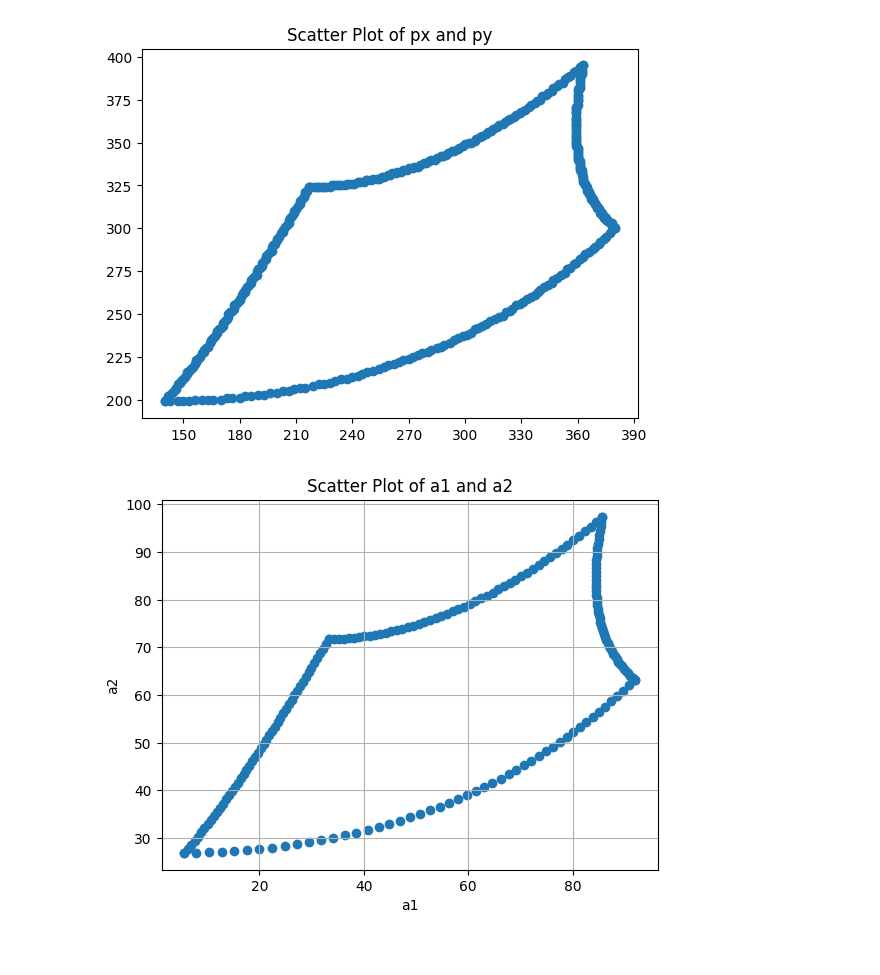
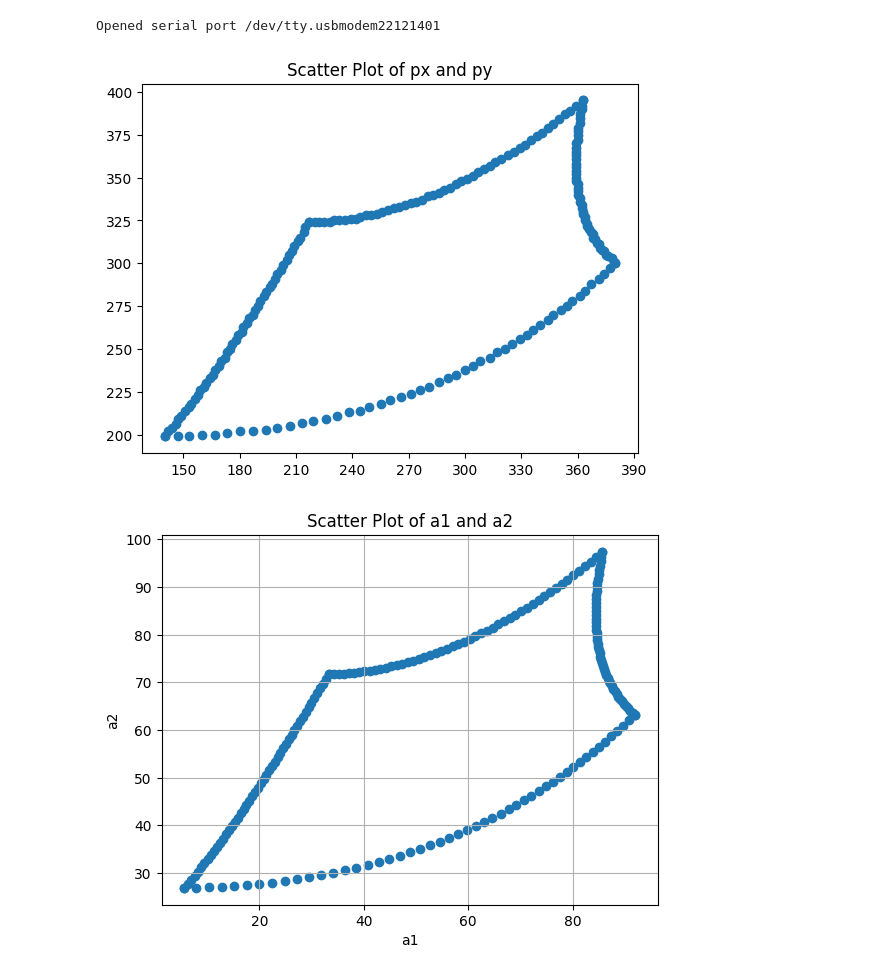
Before and after one commit to Busboombot/scara-plotter, a Jupyter notebook: notebooks/penplot.ipynb, the cells around one changed output. Saved outputs shown, nothing was run; the diff lists cells and outputs as text; code cells hidden in the pictures.

```diff
--- a/notebooks/penplot.ipynb
+++ b/notebooks/penplot.ipynb
@@ -56,18 +25,18 @@ def move(servo, x, y):
 
     # Move the servo motors to the calculated angles
     servo.move_a(*angles)
-    print(servo.check_status())
+    servo.check_status()
     return angles
 
 def interpolate_points(x1, y1, x2, y2, n):
     return [(x1 + i * (x2 - x1) / (n - 1), y1 + i * (y2 - y1) / (n - 1)) for i in range(n)]
 
-def draw_points(servo, positions):
+def draw_points(servo, positions, n=10):
     d = []
     for  p1, p2 in zip(positions, positions[1:] + [positions[0]]):
 
 
-        points = interpolate_points(*p1, *p2, 50)
+        points = interpolate_points(*p1, *p2, n)
 
         for x, y in points:
             r = [x,y]
@@ -77,6 +46,8 @@ def draw_points(servo, positions):
             d.append(r)
 
     df = pd.DataFrame(d, columns=['cx', 'cy', 'a1', 'a2', 'ax','ay', 'px', 'py'])
+    df['px'] = df['px'].astype(float)
+    df['py'] = df['py'].astype(float)
 
     return df
 
@@ -90,14 +61,3 @@ positions = [(x_min, y_min),
 
 def generate_circle_points(x, y, r, n):
     return [(x + r * cos(2 * pi * i / n), y + r * sin(2 * pi * i / n)) for i in range(n)]
-
-
-servo = PTServoArduino(serial_port, baud_rate)
-print(servo.check_status())
-
-df = draw_points(servo, positions)
-df['px'] = df['px'].astype(float)
-df['py'] = df['py'].astype(float)
-
-servo.ser.close()
-df
@@ -130,0 +104,10 @@ dtype: object
+# %%
+points = []
+
+for r in (50,40,30,20,10):
+    points += list(generate_circle_points( (x_min+x_max)/2, (y_min+y_max)/2, r, 20))
+
+servo = PTServoArduino(serial_port, baud_rate)
+print(servo.check_status())
+df = draw_points(servo, points, n=5)
+servo.ser.close()
@@ -131,27 +117,62 @@ dtype: object
+# %%
+from math import radians
+
+x_min, x_max = -100, 0
+y_min, y_max = 50, 125
+
+def generate_open_star_points(center_x, center_y, radius, num_points=5):
+    points = []
+    angle = 360 / num_points
+    for i in range(num_points * 2):  # Double the points for star shape
+        r = radius if i % 2 == 0 else radius / 2  # Alternate between outer and inner radius
+        theta = radians(i * angle / 2)  # Half angle for star points
+        x = center_x + r * cos(theta)
+        y = center_y + r * sin(theta)
+        points.append((x, y))
+    return points
+
+center_x = (x_min + x_max) / 2
+center_y = (y_min + y_max) / 2
+radius = min((x_max - x_min) / 2, (y_max - y_min) / 2)
+
+star_points = generate_open_star_points(center_x, center_y, radius)
+
+def generate_crossing_star_points(center_x, center_y, radius, num_points=5):
+    points = []
+    angle = 360 / num_points
+    for i in range(num_points * 2):  # Double the points for star shape
+        r = radius if i % 2 == 0 else radius / 2  # Alternate between outer and inner radius
+        theta = radians(i * angle)  # Full angle for crossing star points
+        x = center_x + r * cos(theta)
+        y = center_y + r * sin(theta)
+        points.append((x, y))
+    return points
+
+star_points = generate_crossing_star_points(center_x, center_y, radius)
+
+servo = PTServoArduino(serial_port, baud_rate)
+print(servo.check_status())
+df = draw_points(servo, star_points, n=20)
+servo.ser.close()
+# %% [output]
+Opened serial port /dev/tty.usbmodem22121401
 # %%
 import matplotlib.pyplot as plt
 from matplotlib.ticker import MaxNLocator
 
-SERVOMIN = 125  # minimum pulse length count (out of 4096)
-SERVOMAX = 625  # maximum pulse length count (out of 4096)
-ANGLE_SCALE = 100
 
-def angle_to_pulse(ang):
-    pulse = int((ang - 0 * ANGLE_SCALE) * (SERVOMAX - SERVOMIN) / (180 * ANGLE_SCALE - 0 * ANGLE_SCALE) + SERVOMIN)
-    print(f"{ang} {pulse}")
-    return pulse
 
 plt.scatter(df['px'], df['py'])
 
 #plt.scatter(df['ay'], df['py'].apply(angle_to_pulse), color='red')
 
 plt.gca().xaxis.set_major_locator(MaxNLocator(nbins=10))
 plt.gca().yaxis.set_major_locator(MaxNLocator(nbins=10))
 plt.title('Scatter Plot of px and py')
 
 plt.show()
 # %% [output]
-[figure, old version]
+[figure, new version]
 # %%
 plt.scatter(df['a1'], df['a2'])
 plt.xlabel('a1')
```
Also changed, not shown: parts of 4 cells of this notebook, 5 other files.
